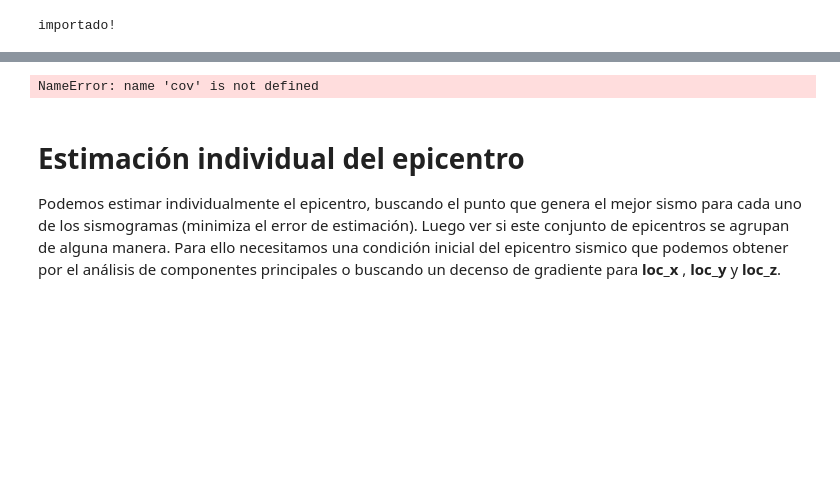
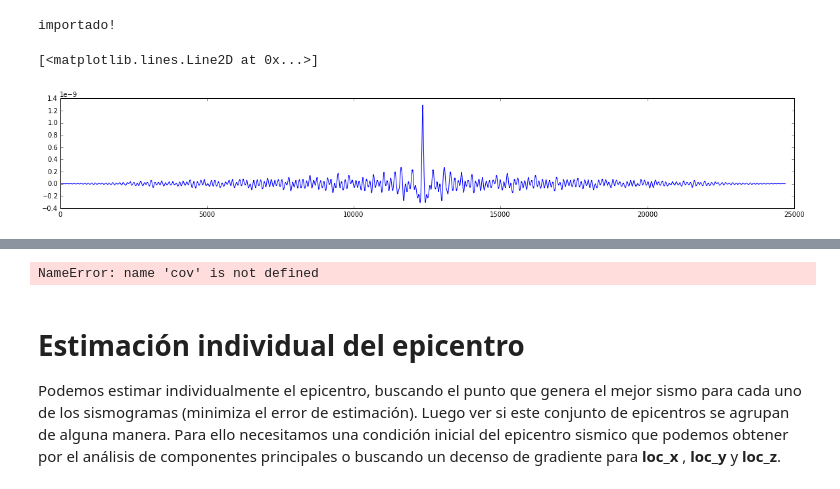
Before and after one commit to ljofre/memoria-de-titulo-icci, a Jupyter notebook: IPython/Presentación .ipynb, the cells around one changed output, grey strips where cells are left out. Cells and saved outputs as stored; diff of their text form; code cells hidden in the pictures; blank space fills up the shorter version.

```diff
--- a/IPython/Presentación .ipynb
+++ b/IPython/Presentación .ipynb
@@ -18,3 +19,21 @@ e = SeismicEvent.evento("../data-sets/2011_apr_10_07_52")
 importado!
 # %%
 src = Source.Source(e)
+# %%
+gs = e.seismograms[14]
+
+pca = PCA()
+pca.fit(gs.data)
+st = pd.DataFrame(pca.transform(gs.data), index = gs.data.index.values)
+
+#st[0].plot()
+
+corr = np.correlate(st[0].values,st[0].values, mode='full')
+fig, axes = plt.subplots(nrows=1, ncols=1)
+
+fig.set_figheight(3)
+fig.set_figwidth(20)
+plt.plot(corr)
+# %% [output]
+[<matplotlib.lines.Line2D at 0x...>]
+[figure, added]
```
Also changed, not shown: parts of 8 cells of this notebook, 12 other files.
